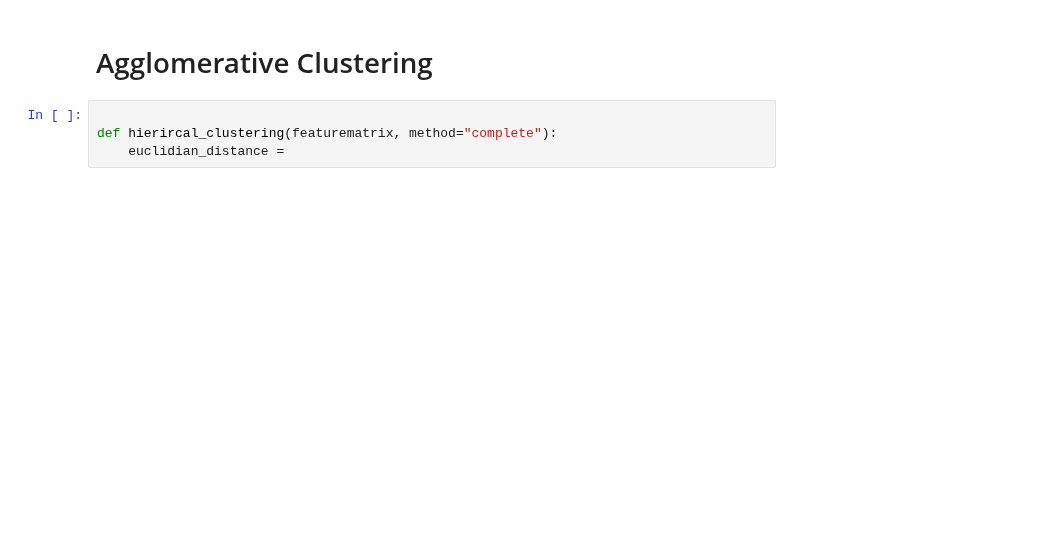
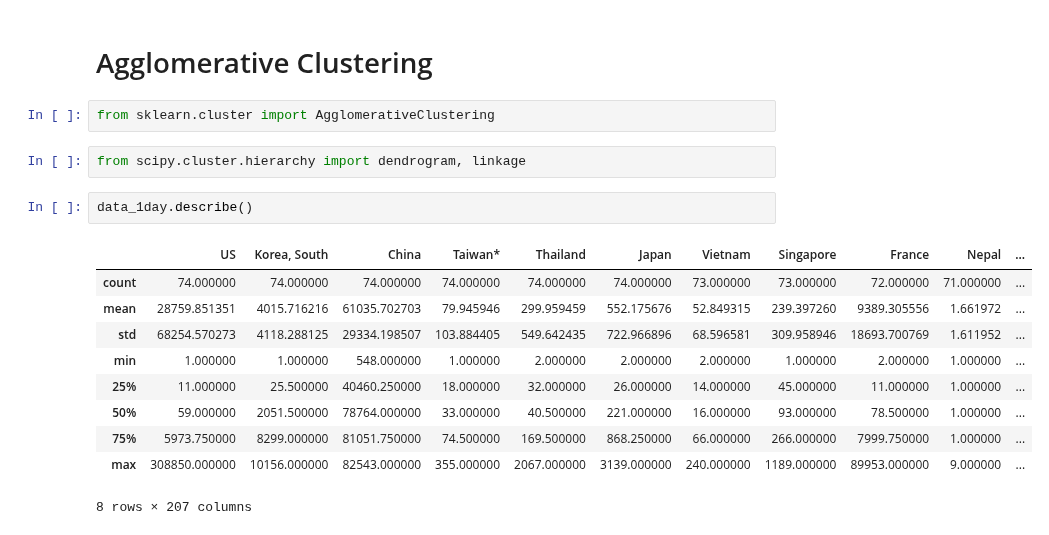
Before and after one commit to SebastianVeuskens/Covid-19-Clustering-Analysis, a Jupyter notebook: scripts/main.ipynb, the cells around one changed output. Saved outputs shown, nothing was run; the diff lists cells and outputs as text; blank space fills up the shorter version.

Commit message:
Add first clustering version

```diff
--- a/scripts/main.ipynb
+++ b/scripts/main.ipynb
@@ -152,6 +162,19 @@ plt.show()
 # %% [markdown]
 # Agglomerative Clustering
-# %%
-
-def hierircal_clustering(featurematrix, method="complete"):
-    euclidian_distance =
+# %%
+from sklearn.cluster import AgglomerativeClustering
+# %%
+from scipy.cluster.hierarchy import dendrogram, linkage
+# %%
+data_1day.describe()
+# %% [output]
+|  | US | Korea, South | China | Taiwan* | Thailand | Japan | Vietnam | Singapore | France | Nepal | ... |
+| count | 74.000000 | 74.000000 | 74.000000 | 74.000000 | 74.000000 | 74.000000 | 73.000000 | 73.000000 | 72.000000 | 71.000000 | ... |
+| mean | 28759.851351 | 4015.716216 | 61035.702703 | 79.945946 | 299.959459 | 552.175676 | 52.849315 | 239.397260 | 9389.305556 | 1.661972 | ... |
+| std | 68254.570273 | 4118.288125 | 29334.198507 | 103.884405 | 549.642435 | 722.966896 | 68.596581 | 309.958946 | 18693.700769 | 1.611952 | ... |
+| min | 1.000000 | 1.000000 | 548.000000 | 1.000000 | 2.000000 | 2.000000 | 2.000000 | 1.000000 | 2.000000 | 1.000000 | ... |
+| 25% | 11.000000 | 25.500000 | 40460.250000 | 18.000000 | 32.000000 | 26.000000 | 14.000000 | 45.000000 | 11.000000 | 1.000000 | ... |
+| 50% | 59.000000 | 2051.500000 | 78764.000000 | 33.000000 | 40.500000 | 221.000000 | 16.000000 | 93.000000 | 78.500000 | 1.000000 | ... |
+| 75% | 5973.750000 | 8299.000000 | 81051.750000 | 74.500000 | 169.500000 | 868.250000 | 66.000000 | 266.000000 | 7999.750000 | 1.000000 | ... |
+| max | 308850.000000 | 10156.000000 | 82543.000000 | 355.000000 | 2067.000000 | 3139.000000 | 240.000000 | 1189.000000 | 89953.000000 | 9.000000 | ... |
+8 rows × 207 columns
```
Also changed, not shown: parts of 8 cells of this notebook.
